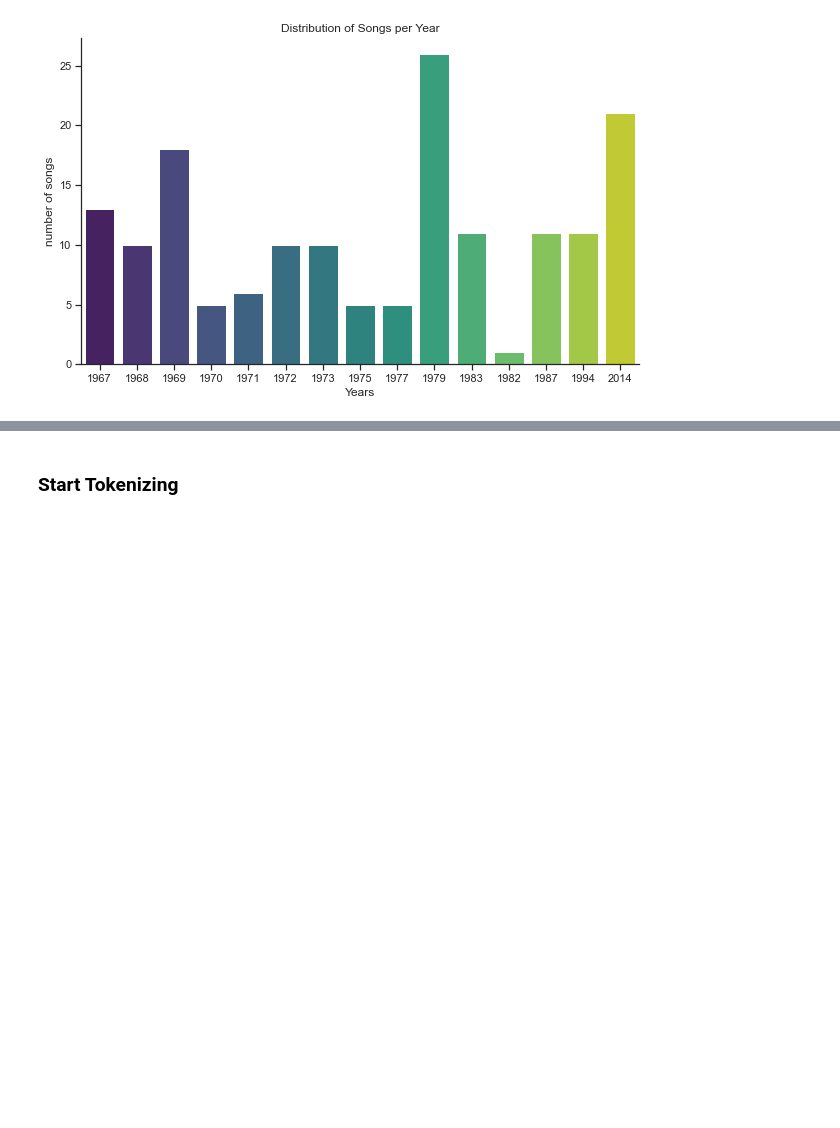
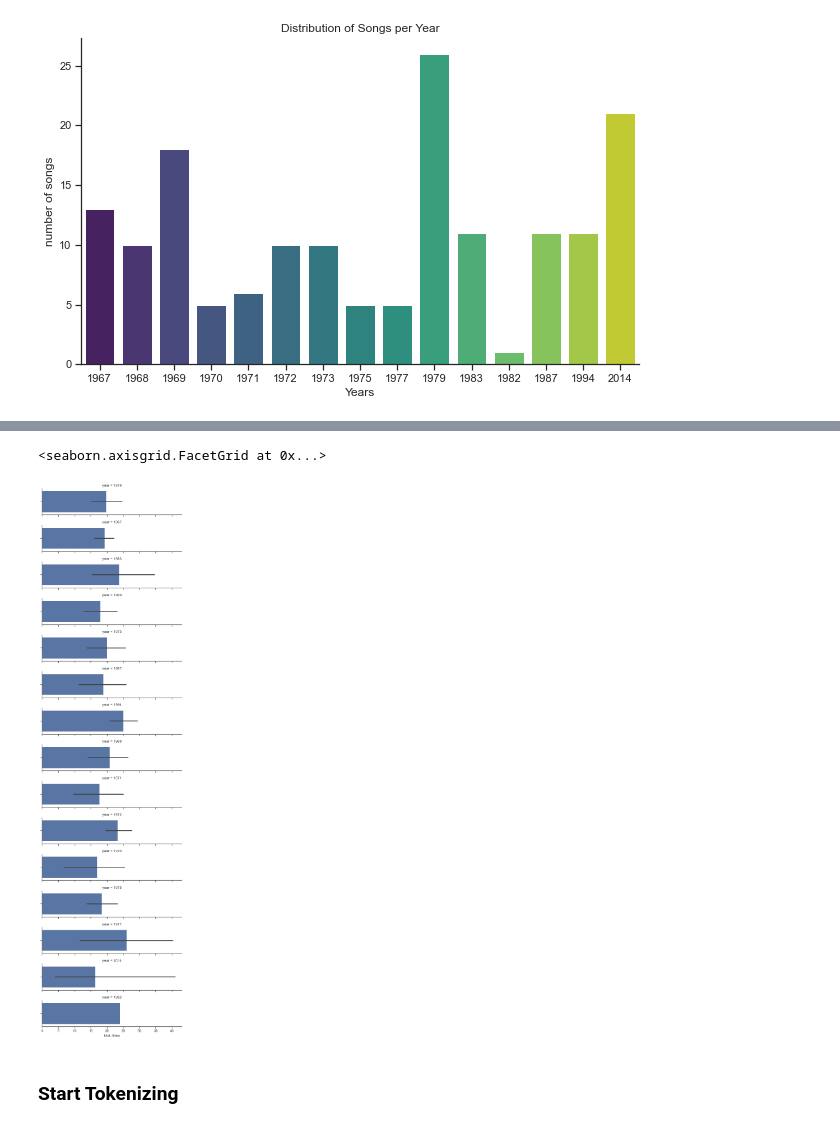
Before and after one commit to kelvinpurdom/PinkFloydLyrics, a Jupyter notebook: notebooks/PinkFloyd.ipynb, the cells around one changed output, grey strips where cells are left out. Drawn from its saved outputs; the diff is of its cells as text; code cells hidden in the pictures; blank space fills up the shorter version.

```diff
--- a/notebooks/PinkFloyd.ipynb
+++ b/notebooks/PinkFloyd.ipynb
@@ -129,3 +132,11 @@ axs[0,0].set_title('Lines Per Year');
+# %%
+ordered_days = df_clines.year.value_counts().index
+g = sns.FacetGrid(df_clines, row="year", row_order=ordered_days,
+                  height=1.7, aspect=4,)
+g.map(sns.barplot, "total_lines")
+# %% [output]
+<seaborn.axisgrid.FacetGrid at 0x...>
+[figure, added]
 # %% [markdown]
 ### Start Tokenizing
 # %%
```
Also changed, not shown: parts of 2 cells of this notebook.
